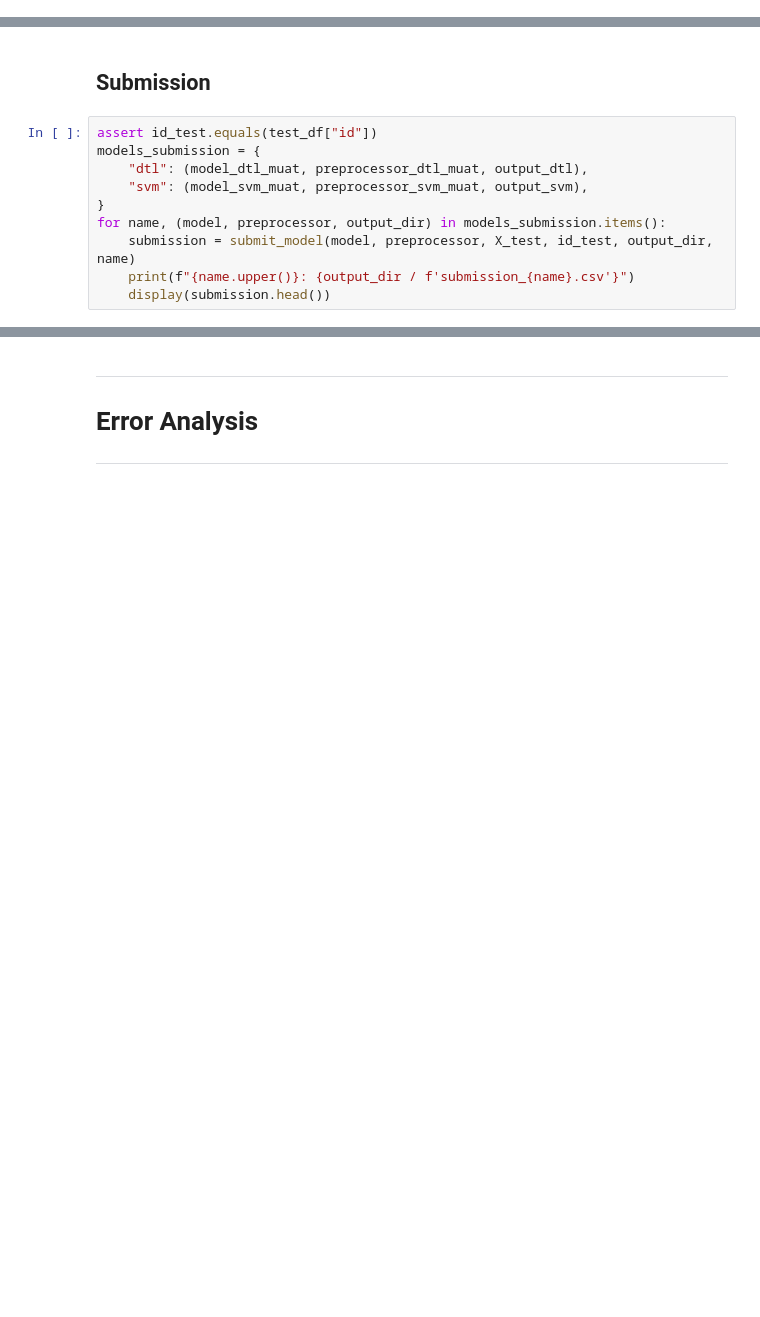
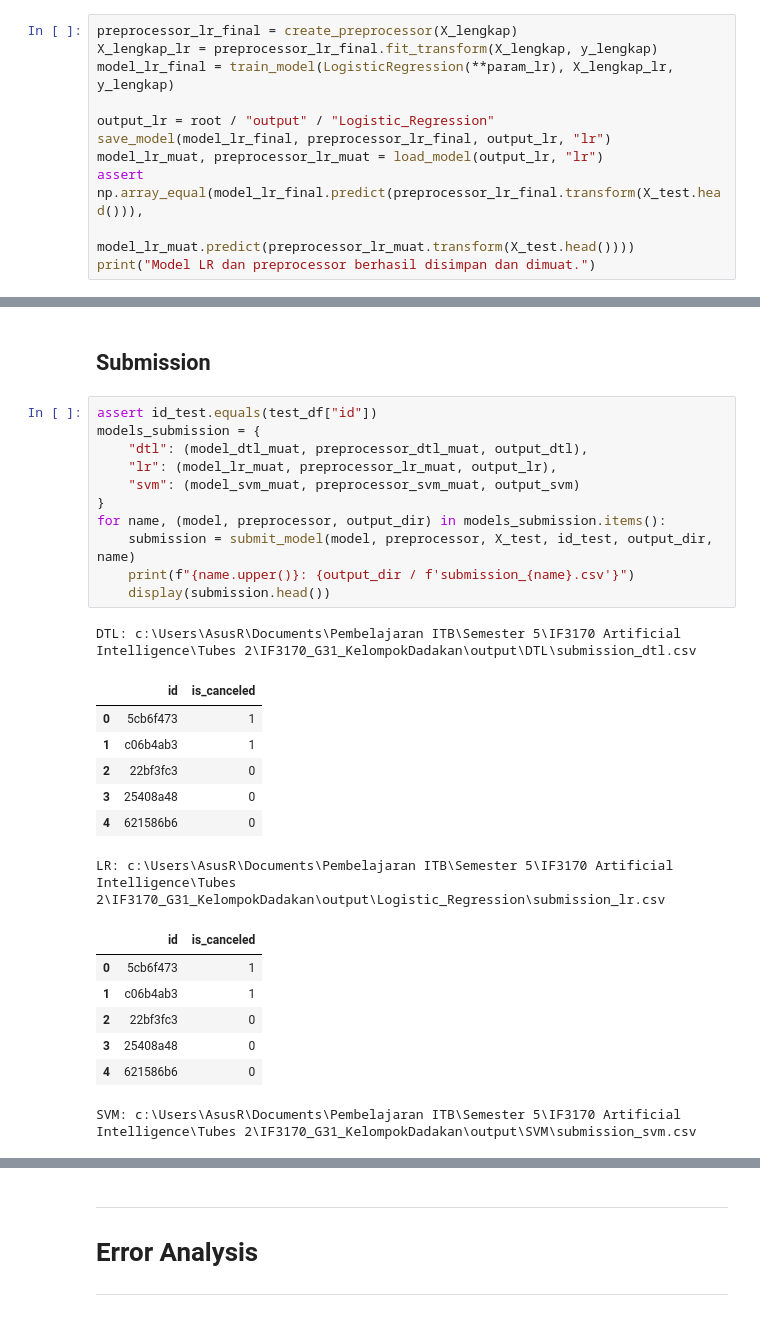
Before and after one commit to Alpaomega1136/IF3170_G31_KelompokDadakan, a Jupyter notebook: src/notebooks/IF3170_G31_KelompokDadakan.ipynb, the cells around one changed output, grey strips where cells are left out. Cells and saved outputs as stored; diff of their text form; blank space fills up the shorter version.

```diff
--- a/src/notebooks/IF3170_G31_KelompokDadakan.ipynb
+++ b/src/notebooks/IF3170_G31_KelompokDadakan.ipynb
@@ -607,0 +731,11 @@ print("Model DTL dan preprocessor berhasil disimpan dan dimuat.")
+# %%
+preprocessor_lr_final = create_preprocessor(X_lengkap)
+X_lengkap_lr = preprocessor_lr_final.fit_transform(X_lengkap, y_lengkap)
+model_lr_final = train_model(LogisticRegression(**param_lr), X_lengkap_lr, y_lengkap)
+
+output_lr = root / "output" / "Logistic_Regression"
+save_model(model_lr_final, preprocessor_lr_final, output_lr, "lr")
+model_lr_muat, preprocessor_lr_muat = load_model(output_lr, "lr")
+assert np.array_equal(model_lr_final.predict(preprocessor_lr_final.transform(X_test.head())),
+                      model_lr_muat.predict(preprocessor_lr_muat.transform(X_test.head())))
+print("Model LR dan preprocessor berhasil disimpan dan dimuat.")
@@ -640,10 +776,27 @@ Setiap model membuat file submission sendiri dengan kolom `id` dan `is_canceled`
 # %%
 assert id_test.equals(test_df["id"])
 models_submission = {
     "dtl": (model_dtl_muat, preprocessor_dtl_muat, output_dtl),
-    "svm": (model_svm_muat, preprocessor_svm_muat, output_svm),
+    "lr": (model_lr_muat, preprocessor_lr_muat, output_lr),
+    "svm": (model_svm_muat, preprocessor_svm_muat, output_svm)
 }
 for name, (model, preprocessor, output_dir) in models_submission.items():
     submission = submit_model(model, preprocessor, X_test, id_test, output_dir, name)
     print(f"{name.upper()}: {output_dir / f'submission_{name}.csv'}")
     display(submission.head())
+# %% [output]
+DTL: c:\Users\AsusR\Documents\Pembelajaran ITB\Semester 5\IF3170 Artificial Intelligence\Tubes 2\IF3170_G31_KelompokDadakan\output\DTL\submission_dtl.csv
+|  | id | is_canceled |
+| 0 | 5cb6f473 | 1 |
+| 1 | c06b4ab3 | 1 |
+| 2 | 22bf3fc3 | 0 |
+| 3 | 25408a48 | 0 |
+| 4 | 621586b6 | 0 |
+LR: c:\Users\AsusR\Documents\Pembelajaran ITB\Semester 5\IF3170 Artificial Intelligence\Tubes 2\IF3170_G31_KelompokDadakan\output\Logistic_Regression\submission_lr.csv
+|  | id | is_canceled |
+| 0 | 5cb6f473 | 1 |
+| 1 | c06b4ab3 | 1 |
+| 2 | 22bf3fc3 | 0 |
+| 3 | 25408a48 | 0 |
+| 4 | 621586b6 | 0 |
+SVM: c:\Users\AsusR\Documents\Pembelajaran ITB\Semester 5\IF3170 Artificial Intelligence\Tubes 2\IF3170_G31_KelompokDadakan\output\SVM\submission_svm.csv
```
Also changed, not shown: parts of 17 cells of this notebook, 4 other files.
